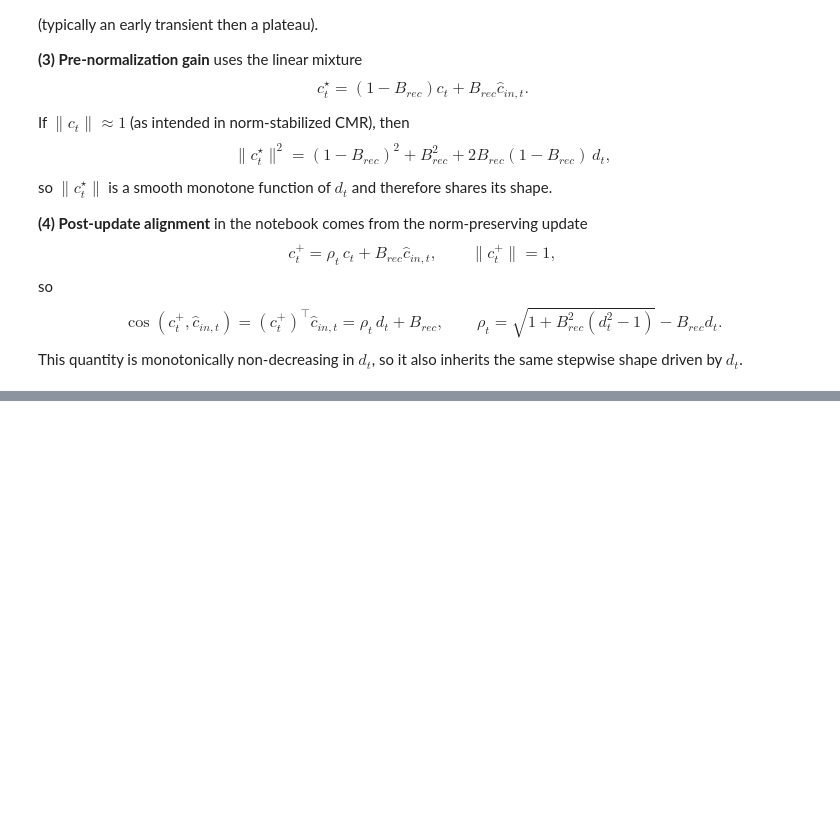
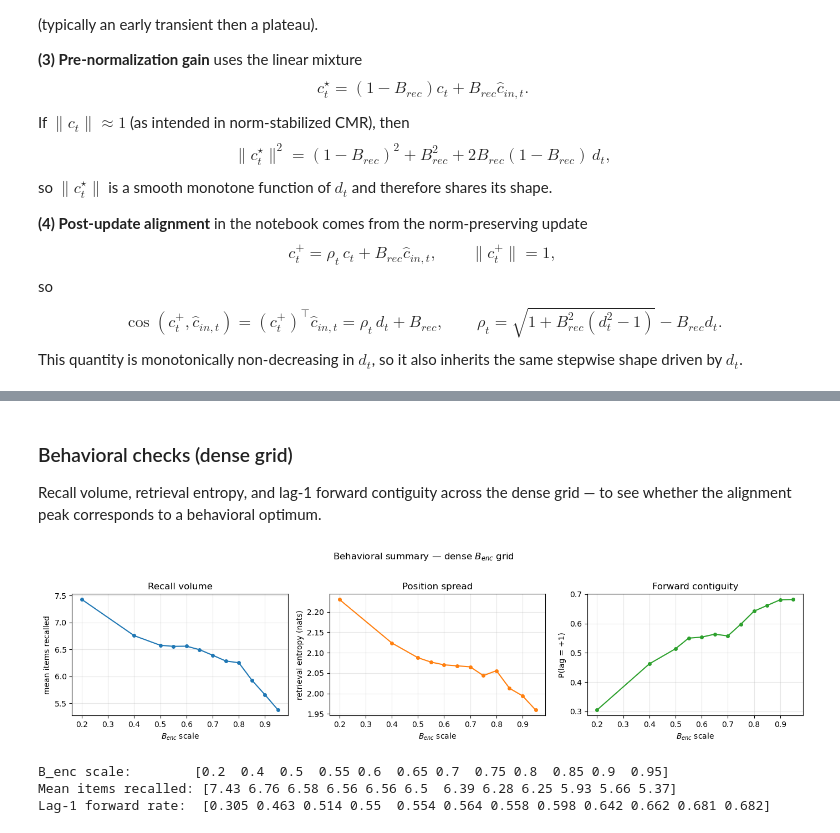
Before and after one commit to beaverjuly/PTSD_MemorySegmentation, a Jupyter notebook: external/CMR_SEM/CMR_multiParameterSweep/contextGain diagnostics.ipynb, the cells around one changed output, grey strips where cells are left out. Saved outputs shown, nothing was run; the diff lists cells and outputs as text; code cells hidden in the pictures; blank space fills up the shorter version.

```diff
--- a/external/CMR_SEM/CMR_multiParameterSweep/contextGain diagnostics.ipynb
+++ b/external/CMR_SEM/CMR_multiParameterSweep/contextGain diagnostics.ipynb
@@ -867,0 +1003,66 @@ This quantity is monotonically non-decreasing in $d_t$, so it also inherits the
+# %% [markdown]
+### Behavioral checks (dense grid)
+
+Recall volume, retrieval entropy, and lag-1 forward contiguity
+across the dense grid — to see whether the alignment peak
+corresponds to a behavioral optimum.
+# %%
+from cmr.metrics import compute_lag_crp
+
+n_vals = len(B_enc_dense)
+mean_recalled = np.full(n_vals, np.nan)
+ret_entropy   = np.full(n_vals, np.nan)
+lag1_fwd_rate = np.full(n_vals, np.nan)
+
+for i, v in enumerate(B_enc_dense):
+    entry = _get_sweep_entry(sweep_B_enc_dense, v)
+    rs = entry["recall_sims"]
+
+    # mean items recalled
+    mean_recalled[i] = float(np.mean(np.sum(rs > 0, axis=0)))
+
+    # retrieval entropy
+    r = rs.ravel(); r = r[r > 0].astype(int)
+    counts = np.bincount(r, minlength=N+1)[1:]
+    total = counts.sum()
+    if total > 0:
+        pmf = counts / total
+        pmf_pos = pmf[pmf > 0]
+        ret_entropy[i] = float(-np.sum(pmf_pos * np.log(pmf_pos)))
+
+    # lag-1 forward rate
+    lag_vals, lag_probs = compute_lag_crp(rs, N)
+    idx1 = np.where(lag_vals == 1)[0]
+    if len(idx1):
+        lag1_fwd_rate[i] = float(lag_probs[idx1[0]])
+
+fig, axs = plt.subplots(1, 3, figsize=(14, 3.5), sharex=True)
+
+axs[0].plot(B_enc_dense, mean_recalled, "o-", color="C0", ms=4)
+axs[0].set_ylabel("mean items recalled")
+axs[0].set_title("Recall volume")
+
+axs[1].plot(B_enc_dense, ret_entropy, "o-", color="C1", ms=4)
+axs[1].set_ylabel("retrieval entropy (nats)")
+axs[1].set_title("Position spread")
+
+axs[2].plot(B_enc_dense, lag1_fwd_rate, "o-", color="C2", ms=4)
+axs[2].set_ylabel("P(lag = +1)")
+axs[2].set_title("Forward contiguity")
+
+for ax in axs:
+    ax.set_xlabel(r"$B_{enc}$ scale")
+    ax.grid(alpha=0.3)
+
+fig.suptitle(r"Behavioral summary — dense $B_{enc}$ grid", fontsize=12, y=1.02)
+fig.tight_layout()
+plt.show()
+
+print("B_enc scale:       ", np.round(B_enc_dense, 3))
+print("Mean items recalled:", np.round(mean_recalled, 2))
+print("Lag-1 forward rate: ", np.round(lag1_fwd_rate, 3))
+# %% [output]
+[figure, added]
+B_enc scale:        [0.2  0.4  0.5  0.55 0.6  0.65 0.7  0.75 0.8  0.85 0.9  0.95]
+Mean items recalled: [7.43 6.76 6.58 6.56 6.56 6.5  6.39 6.28 6.25 5.93 5.66 5.37]
+Lag-1 forward rate:  [0.305 0.463 0.514 0.55  0.554 0.564 0.558 0.598 0.642 0.662 0.681 0.682]
```
Also changed, not shown: parts of 20 cells of this notebook.
